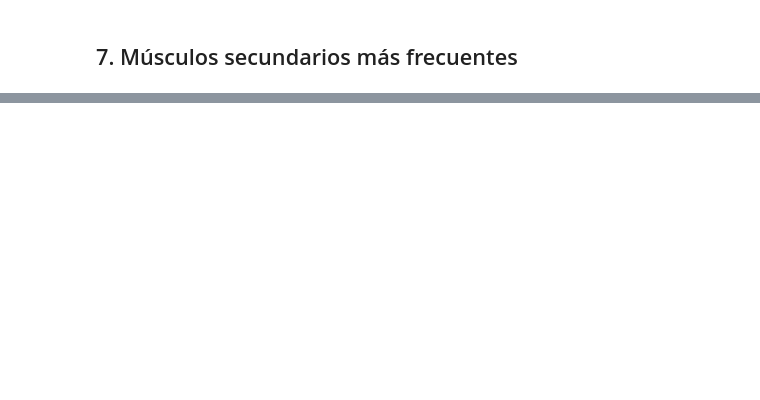
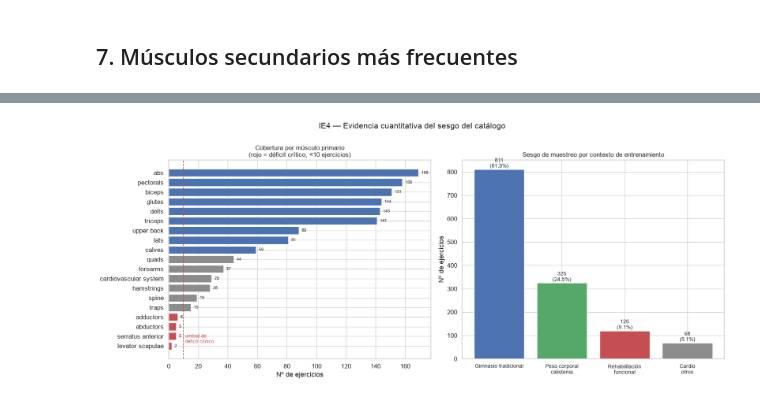
Before and after one commit to Unknumb/proyecto_gym, a Jupyter notebook: notebooks/01_exploratory_data_analysis.ipynb, the cells around one changed output, grey strips where cells are left out. Cells and saved outputs as stored; diff of their text form; code cells hidden in the pictures; blank space fills up the shorter version.

```diff
--- a/notebooks/01_exploratory_data_analysis.ipynb
+++ b/notebooks/01_exploratory_data_analysis.ipynb
@@ -247,0 +751,33 @@ plt.show()
+# %%
+fig, (ax1, ax2) = plt.subplots(1, 2, figsize=(17, 7))
+
+# ── Izquierda: cobertura por músculo primario ────────────────────────────
+orden = freq_musc.sort_values()
+colores = ["#C44E52" if v < 10 else "#8C8C8C" if v < 50 else "#4C72B0" for v in orden.values]
+ax1.barh(orden.index, orden.values, color=colores)
+ax1.axvline(10, ls="--", color="#C44E52", lw=1.2)
+ax1.text(11, 0.3, "umbral de\ndéficit clínico", color="#C44E52", fontsize=9)
+ax1.set_title("Cobertura por músculo primario\n(rojo = déficit crítico, <10 ejercicios)",
+              fontsize=12)
+ax1.set_xlabel("Nº de ejercicios")
+for i, v in enumerate(orden.values):
+    ax1.text(v + 2, i, str(v), va="center", fontsize=8)
+
+# ── Derecha: concentración por contexto de uso ───────────────────────────
+resumen_ord = resumen.reindex(["Gimnasio tradicional", "Peso corporal / calistenia",
+                               "Rehabilitación / funcional", "Cardio / otros"])
+barras = ax2.bar(range(len(resumen_ord)), resumen_ord.values,
+                 color=["#4C72B0", "#55A868", "#C44E52", "#8C8C8C"])
+ax2.set_xticks(range(len(resumen_ord)))
+ax2.set_xticklabels([t.replace(" / ", "\n") for t in resumen_ord.index], fontsize=10)
+ax2.set_title("Sesgo de muestreo por contexto de entrenamiento", fontsize=12)
+ax2.set_ylabel("Nº de ejercicios")
+for b, v in zip(barras, resumen_ord.values):
+    ax2.text(b.get_x() + b.get_width()/2, v + 8, f"{v}\n({v/len(features)*100:.1f}%)",
+             ha="center", fontsize=10)
+
+fig.suptitle("IE4 — Evidencia cuantitativa del sesgo del catálogo", fontsize=15, y=1.00)
+fig.tight_layout()
+fig.savefig("data/08_reporting/figures/sesgo_muestreo.png", dpi=120, bbox_inches="tight")
+plt.show()
+# %% [output]
@@ -247,0 +785 @@ plt.show()
+[figure, added]
```
Also changed, not shown: parts of 27 cells of this notebook.
